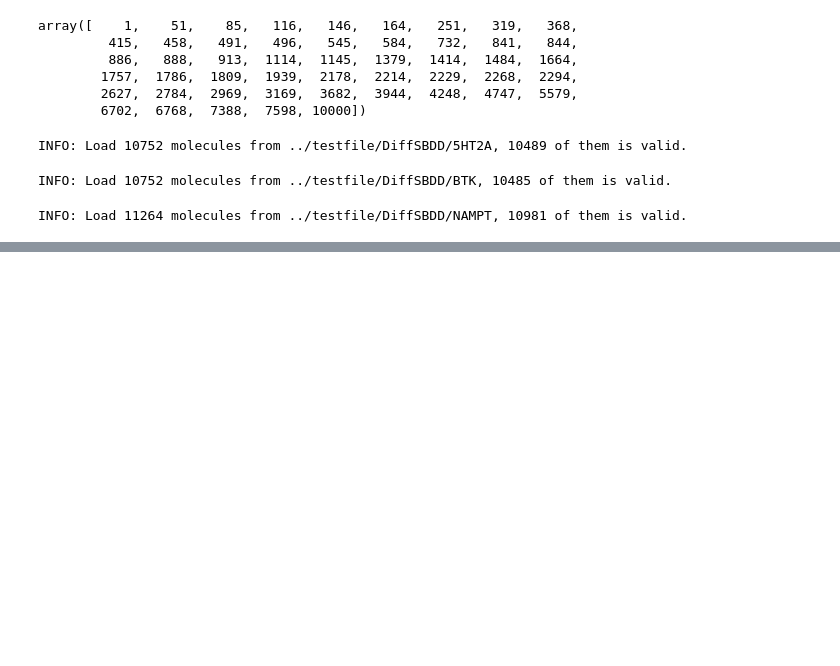
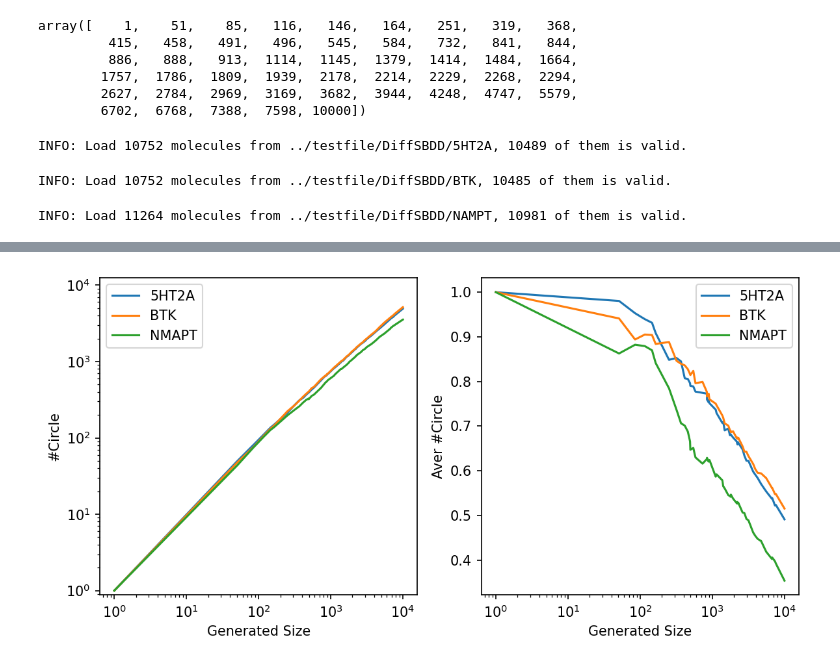
Before and after one commit to sorui-qin/TarPass, a Jupyter notebook: notebook/generation_size.ipynb, the cells around one changed output, grey strips where cells are left out. Drawn from its saved outputs; the diff is of its cells as text; code cells hidden in the pictures; blank space fills up the shorter version.

```diff
--- a/notebook/generation_size.ipynb
+++ b/notebook/generation_size.ipynb
@@ -103,0 +151,26 @@ sns.lineplot(x=indices[:25], y=nampt_sm[:25], label="NMAPT")
+# %%
+#fig = plt.subplots(dpi=150, figsize=(10, 5))
+
+plt.figure(dpi=150, figsize=(8, 4))
+
+ax1 = plt.subplot(1, 2, 1)
+sns.lineplot(x=indices, y=cir_ht2a, label="5HT2A")
+sns.lineplot(x=indices, y=cir_btk, label="BTK")
+sns.lineplot(x=indices, y=cir_nampt, label="NMAPT")
+ax1.set_xscale('log')
+ax1.set_yscale('log')
+ax1.set_ylim(0.875, 12500)
+ax1.set_ylabel('#Circle')
+ax1.set_xlabel('Generated Size')
+
+ax2 = plt.subplot(1, 2, 2)
+sns.lineplot(x=indices, y=cir_ht2a/indices, label="5HT2A")
+sns.lineplot(x=indices, y=cir_btk/indices, label="BTK")
+sns.lineplot(x=indices, y=cir_nampt/indices, label="NMAPT")
+ax2.set_xscale('log')
+ax2.set_ylabel('Aver #Circle')
+ax2.set_xlabel('Generated Size')
+
+plt.tight_layout()
+# %% [output]
+[figure, added]
```
Also changed, not shown: parts of 10 cells of this notebook, 2 other files.
